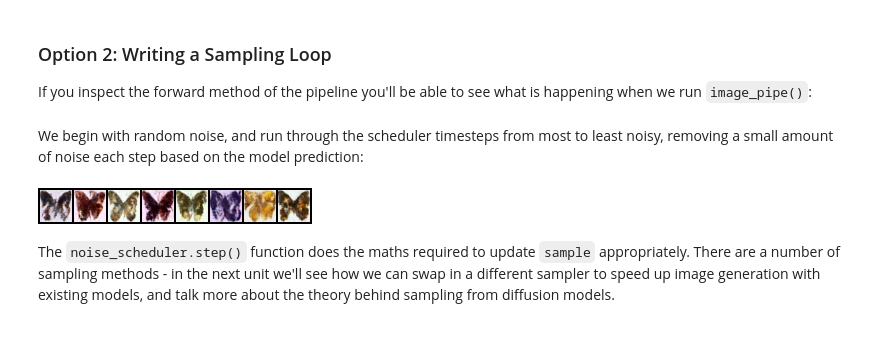
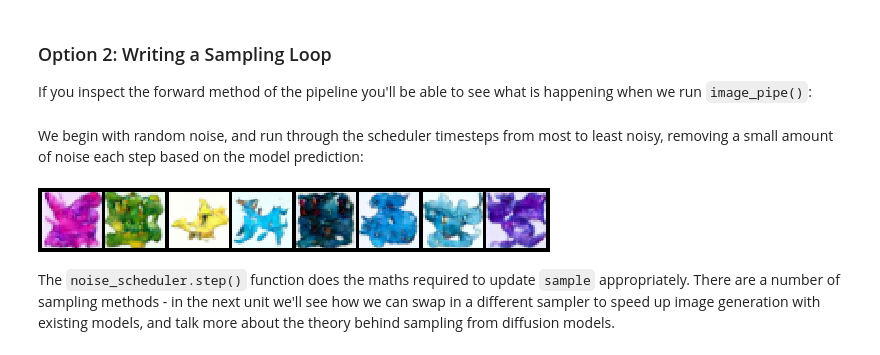
Before and after one commit to saraansh1999/diffusion-models-hf-course, a Jupyter notebook: unit1/01_introduction_to_diffusers.ipynb, the cells around one changed output. Saved outputs shown, nothing was run; the diff lists cells and outputs as text; code cells hidden in the pictures.

```diff
--- a/unit1/01_introduction_to_diffusers.ipynb
+++ b/unit1/01_introduction_to_diffusers.ipynb
@@ -200,7 +200,7 @@ import torchvision
 from datasets import load_dataset
 from torchvision import transforms
 
-dataset = load_dataset("huggan/smithsonian_butterflies_subset", split="train")
+dataset = load_dataset("huggan/pokemon", split="train")
 
 # Or load images from a local folder
 # dataset = load_dataset("imagefolder", data_dir="path/to/folder")
@@ -477,19 +482,19 @@ We begin with random noise, and run through the scheduler timesteps from most to
 # %%
 # Random starting point (8 random images):
 sample = torch.randn(8, 3, 32, 32).to(device)
 
 for i, t in enumerate(noise_scheduler.timesteps):
 
     # Get model pred
     with torch.no_grad():
         residual = model(sample, t).sample
 
     # Update sample with step
     sample = noise_scheduler.step(residual, t, sample).prev_sample
 
-show_images(sample)
+show_images(sample).resize((8 * 64, 64), resample=Image.NEAREST)
 # %% [output]
-[figure, old version]
+[figure, new version]
 # %% [markdown]
 The `noise_scheduler.step()` function does the maths required to update `sample` appropriately. There are a number of sampling methods - in the next unit we'll see how we can swap in a different sampler to speed up image generation with existing models, and talk more about the theory behind sampling from diffusion models.
 # %% [markdown]
```
Also changed, not shown: parts of 11 cells of this notebook.
